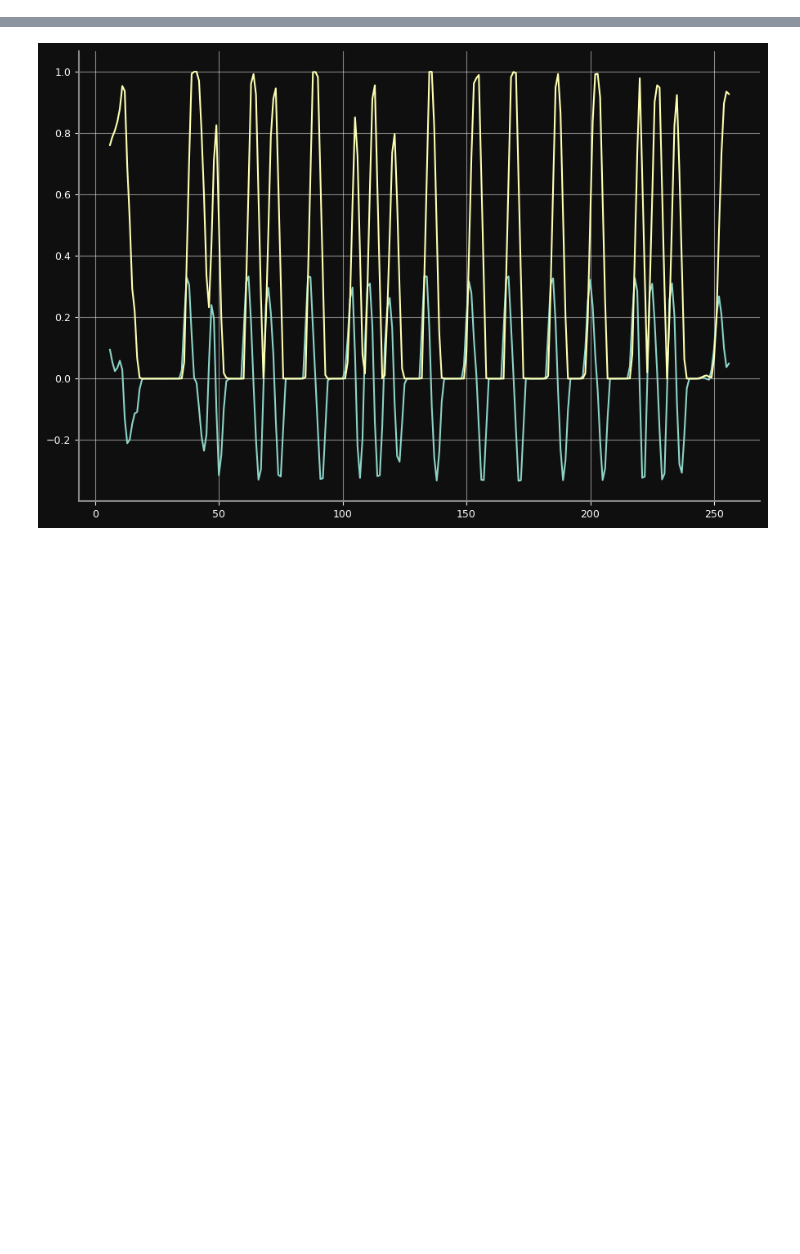
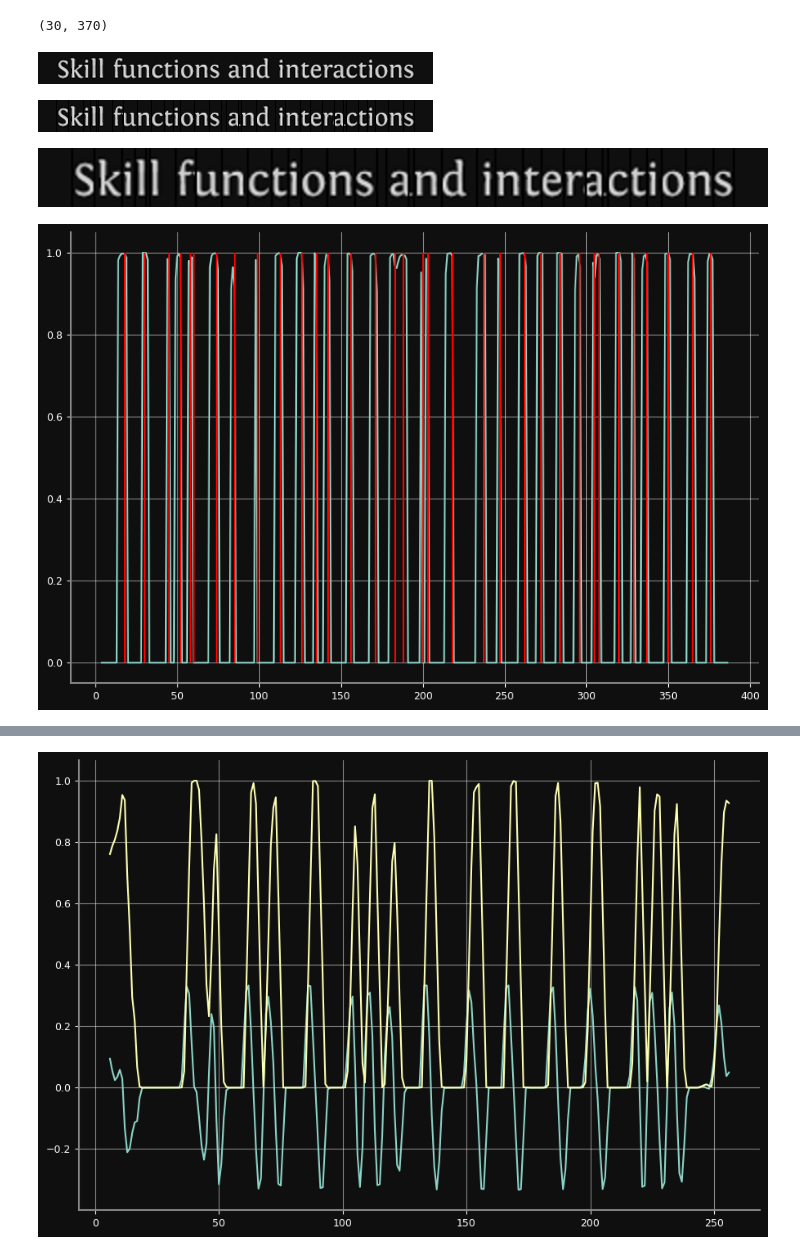
Before and after one commit to BoomboxAstronaut/OCR, a Jupyter notebook: segmentation.ipynb, the cells around one changed output, grey strips where cells are left out. Cells and saved outputs as stored; diff of their text form; code cells hidden in the pictures; blank space fills up the shorter version.

```diff
--- a/segmentation.ipynb
+++ b/segmentation.ipynb
@@ -277,0 +168,31 @@ CharSeperator(
+# %%
+with Image.open("testimgs\\t16.png") as f:
+    iar = btk.grey_np(f)[70:100, :370]
+display(iar.shape)
+im = Image.fromarray(iar).resize((395, 32))
+display(im)
+
+
+slices, idx = btk.img_slicer(im, (32, 12), 1, 'v')
+preds = sp_predict(slices, 0.9)
+#display(len(preds))
+#display(preds)
+crits = btk.criticals(preds, idx)
+crits = [btk.halfpoint(x[0][0], x[0][1]) for x in crits if x[1] == 'max']
+#display(crits)
+
+draw_sep(im, crits)
+display(im)
+display(im.resize((790, 64)))
+
+fig = plt.figure()
+ax = plt.axes()
+plt.plot(range(4, len(preds) + 4), preds)
+plt.vlines(crits, 0, 1, colors='r')
+plt.show()
+# %% [output]
+(30, 370)
+[figure, added]
+[figure, added]
+[figure, added]
+[figure, added]
```
Also changed, not shown: parts of 20 cells of this notebook, 6 other files.
